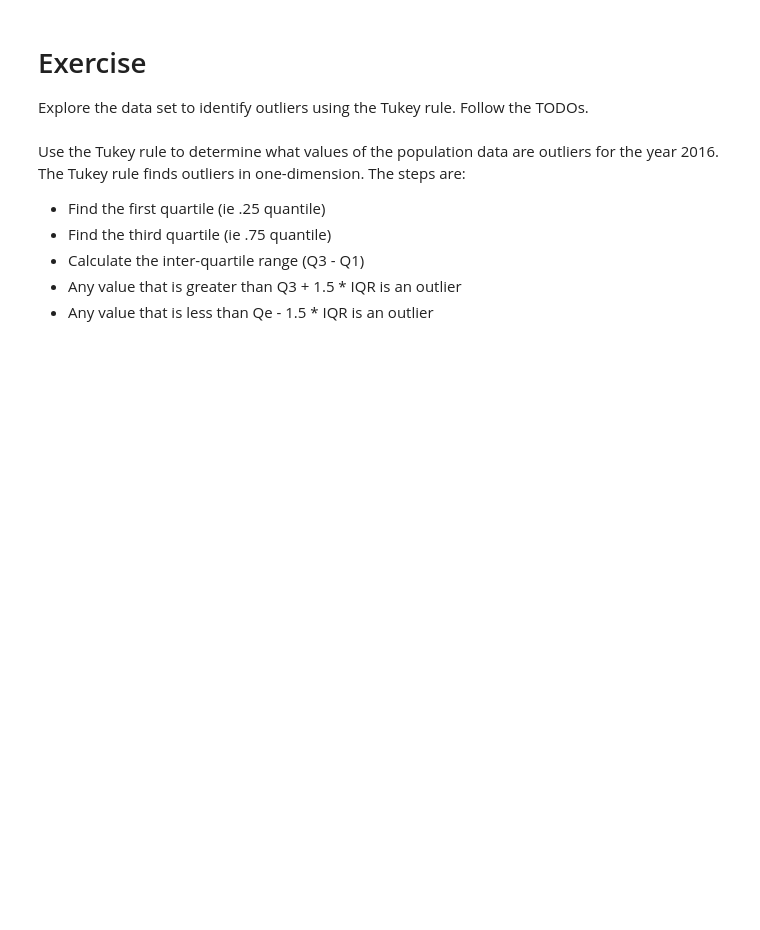
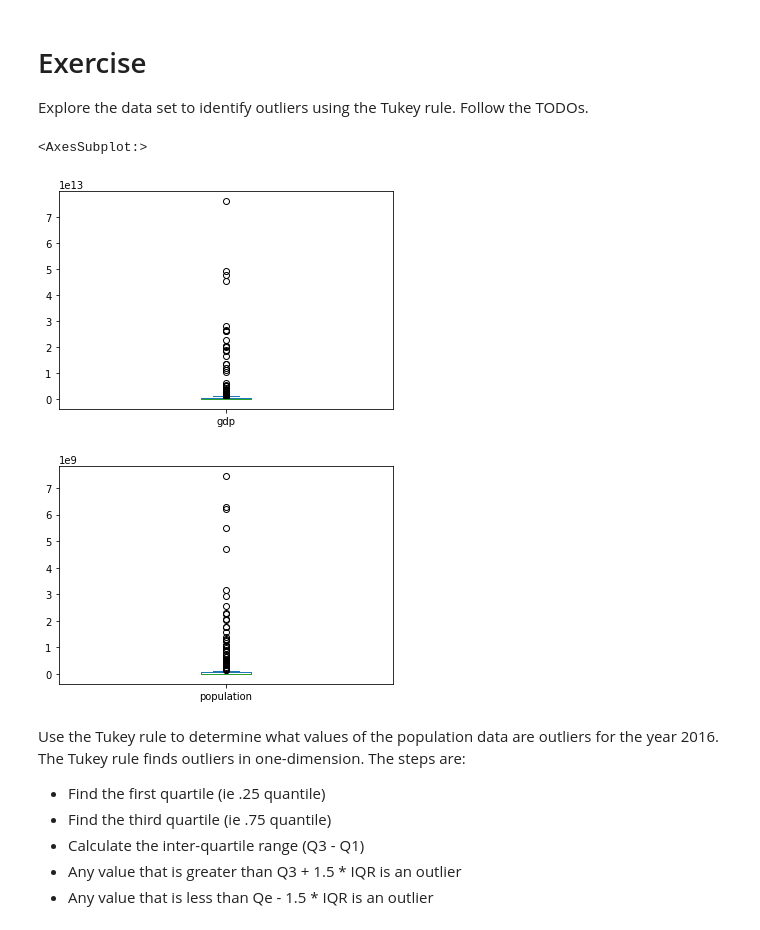
Before and after one commit to RobertZ-dev/Udacity_DSND, a Jupyter notebook: lessons/ETLPipelines/13_outlierspart1_exercise/13_outliers_exercise.ipynb, the cells around one changed output. Drawn from its saved outputs; the diff is of its cells as text; code cells hidden in the pictures; blank space fills up the shorter version.

```diff
--- a/lessons/ETLPipelines/13_outlierspart1_exercise/13_outliers_exercise.ipynb
+++ b/lessons/ETLPipelines/13_outlierspart1_exercise/13_outliers_exercise.ipynb
@@ -201,10 +201,16 @@ Explore the data set to identify outliers using the Tukey rule. Follow the TODOs
 # %%
 import matplotlib.pyplot as plt
 %matplotlib inline
 
 # TODO: Make a boxplot of the population data for the year 2016
+df_2016.plot('population', kind='box')
 
 # TODO: Make a boxplot of the gdp data for the year 2016
+df_2016.plot('gdp', kind='box')
+# %% [output]
+<AxesSubplot:>
+[figure, added]
+[figure, added]
 # %% [markdown]
 Use the Tukey rule to determine what values of the population data are outliers for the year 2016. The Tukey rule finds outliers in one-dimension. The steps are:
 
```
Also changed, not shown: parts of 10 cells of this notebook.
